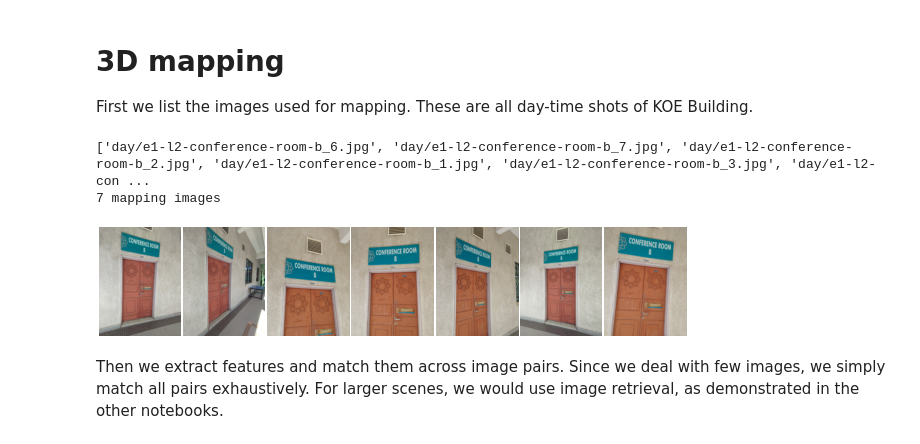
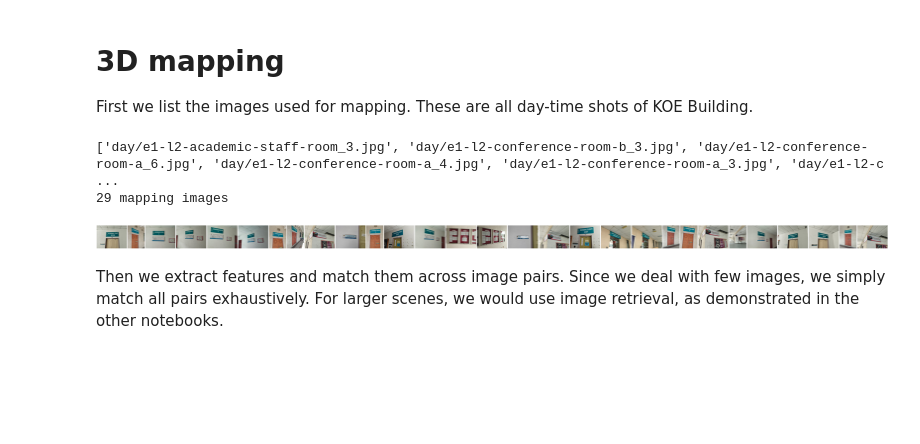
Before and after one commit to KOE-Wayfind/HLOC, a Jupyter notebook: HLOC_KOE.ipynb, the cells around one changed output. Saved outputs shown, nothing was run; the diff lists cells and outputs as text; code cells hidden in the pictures; blank space fills up the shorter version.

```diff
--- a/HLOC_KOE.ipynb
+++ b/HLOC_KOE.ipynb
@@ -62,15 +62,15 @@ matcher_conf = match_features.confs['superglue']
 # 3D mapping
 First we list the images used for mapping. These are all day-time shots of KOE Building.
 # %%
-landmark = "e1-l2-conference-room-b*.jpg" # Use * for wildcard
+landmark = "e1-l2*.jpg" # Use * for wildcard
 references = [str(p.relative_to(images)) for p in (images / 'day/').glob(landmark)]
 print(references)
 print(len(references), "mapping images")
 plot_images([read_image(images / r) for r in references], dpi=25)
 # %% [output]
-['day/e1-l2-conference-room-b_6.jpg', 'day/e1-l2-conference-room-b_7.jpg', 'day/e1-l2-conference-room-b_2.jpg', 'day/e1-l2-conference-room-b_1.jpg', 'day/e1-l2-conference-room-b_3.jpg', 'day/e1-l2-con ...
-7 mapping images
+['day/e1-l2-academic-staff-room_3.jpg', 'day/e1-l2-conference-room-b_3.jpg', 'day/e1-l2-conference-room-a_6.jpg', 'day/e1-l2-conference-room-a_4.jpg', 'day/e1-l2-conference-room-a_3.jpg', 'day/e1-l2-c ...
+29 mapping images
-[figure, old version]
+[figure, new version]
 # %% [markdown]
 Then we extract features and match them across image pairs. Since we deal with few images, we simply match all pairs exhaustively. For larger scenes, we would use image retrieval, as demonstrated in the other notebooks.
 # %%
```
Also changed, not shown: parts of 7 cells of this notebook.
